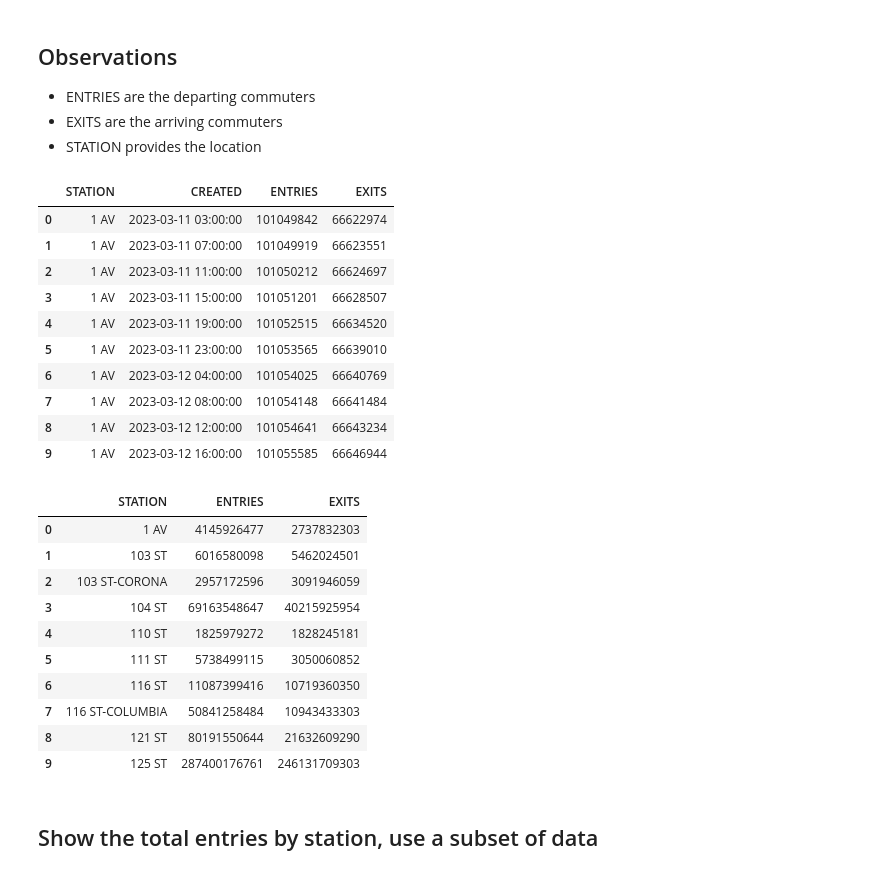
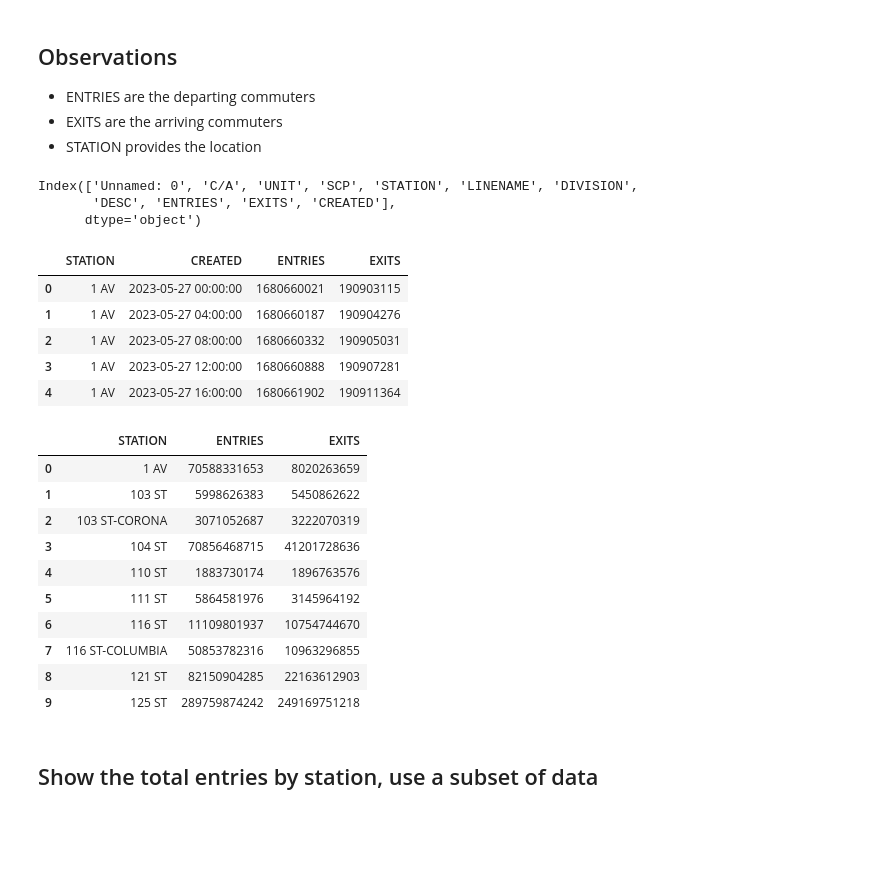
Before and after one commit to ozkary/data-engineering-mta-turnstile, a Jupyter notebook: Step1-Discovery/discovery.ipynb, the cells around one changed output. Drawn from its saved outputs; the diff is of its cells as text; code cells hidden in the pictures; blank space fills up the shorter version.

```diff
--- a/Step1-Discovery/discovery.ipynb
+++ b/Step1-Discovery/discovery.ipynb
@@ -7,5 +7,11 @@ import pandas as pd
 # %% [markdown]
 ## Read a file and display a few rows
 # %%
- df = pd.read_csv('../data/230318.csv.gz', iterator=False,compression="gzip")
- df.head(10)
+ df = pd.read_csv('../data/turnstile_230603.csv.gz', iterator=False,compression="gzip")
+
+ # Check for null values in each column
+null_counts = df.isnull().sum()
+null_counts.head(5)
+
+# fill null values with a specific value
+df = df.fillna(0)
@@ -46,38 +58,40 @@ df.head(10)
 - EXITS are the arriving commuters
 - STATION provides the location
 # %%
-# Aggregate the information by station and datetime
+# clean the column names
+df.columns = [column.strip() for column in df.columns]
+print(df.columns)
 df["ENTRIES"] = df["ENTRIES"].astype(int)
 df["EXITS"] = df["EXITS"].astype(int)
+
+# Aggregate the information by station and datetime
 df_totals = df.groupby(["STATION","CREATED"], as_index=False)[["ENTRIES","EXITS"]].sum()
-df_totals.head(10)
+df_totals.head(5)
 # %% [output]
+Index(['Unnamed: 0', 'C/A', 'UNIT', 'SCP', 'STATION', 'LINENAME', 'DIVISION',
+       'DESC', 'ENTRIES', 'EXITS', 'CREATED'],
+      dtype='object')
 |  | STATION | CREATED | ENTRIES | EXITS |
-| 0 | 1 AV | 2023-03-11 03:00:00 | 101049842 | 66622974 |
-| 1 | 1 AV | 2023-03-11 07:00:00 | 101049919 | 66623551 |
-| 2 | 1 AV | 2023-03-11 11:00:00 | 101050212 | 66624697 |
-| 3 | 1 AV | 2023-03-11 15:00:00 | 101051201 | 66628507 |
-| 4 | 1 AV | 2023-03-11 19:00:00 | 101052515 | 66634520 |
-| 5 | 1 AV | 2023-03-11 23:00:00 | 101053565 | 66639010 |
-| 6 | 1 AV | 2023-03-12 04:00:00 | 101054025 | 66640769 |
-| 7 | 1 AV | 2023-03-12 08:00:00 | 101054148 | 66641484 |
-| 8 | 1 AV | 2023-03-12 12:00:00 | 101054641 | 66643234 |
-| 9 | 1 AV | 2023-03-12 16:00:00 | 101055585 | 66646944 |
+| 0 | 1 AV | 2023-05-27 00:00:00 | 1680660021 | 190903115 |
+| 1 | 1 AV | 2023-05-27 04:00:00 | 1680660187 | 190904276 |
+| 2 | 1 AV | 2023-05-27 08:00:00 | 1680660332 | 190905031 |
+| 3 | 1 AV | 2023-05-27 12:00:00 | 1680660888 | 190907281 |
+| 4 | 1 AV | 2023-05-27 16:00:00 | 1680661902 | 190911364 |
 # %%
 df_station_totals = df.groupby(["STATION"], as_index=False)[["ENTRIES","EXITS"]].sum()
 df_station_totals.head(10)
 # %% [output]
 |  | STATION | ENTRIES | EXITS |
-| 0 | 1 AV | 4145926477 | 2737832303 |
-| 1 | 103 ST | 6016580098 | 5462024501 |
-| 2 | 103 ST-CORONA | 2957172596 | 3091946059 |
-| 3 | 104 ST | 69163548647 | 40215925954 |
-| 4 | 110 ST | 1825979272 | 1828245181 |
-| 5 | 111 ST | 5738499115 | 3050060852 |
-| 6 | 116 ST | 11087399416 | 10719360350 |
-| 7 | 116 ST-COLUMBIA | 50841258484 | 10943433303 |
-| 8 | 121 ST | 80191550644 | 21632609290 |
-| 9 | 125 ST | 287400176761 | 246131709303 |
+| 0 | 1 AV | 70588331653 | 8020263659 |
+| 1 | 103 ST | 5998626383 | 5450862622 |
+| 2 | 103 ST-CORONA | 3071052687 | 3222070319 |
+| 3 | 104 ST | 70856468715 | 41201728636 |
+| 4 | 110 ST | 1883730174 | 1896763576 |
+| 5 | 111 ST | 5864581976 | 3145964192 |
+| 6 | 116 ST | 11109801937 | 10754744670 |
+| 7 | 116 ST-COLUMBIA | 50853782316 | 10963296855 |
+| 8 | 121 ST | 82150904285 | 22163612903 |
+| 9 | 125 ST | 289759874242 | 249169751218 |
 # %% [markdown]
 ## Show the total entries by station, use a subset of data
 # %%
```
Also changed, not shown: parts of 5 cells of this notebook, 3 other files.
